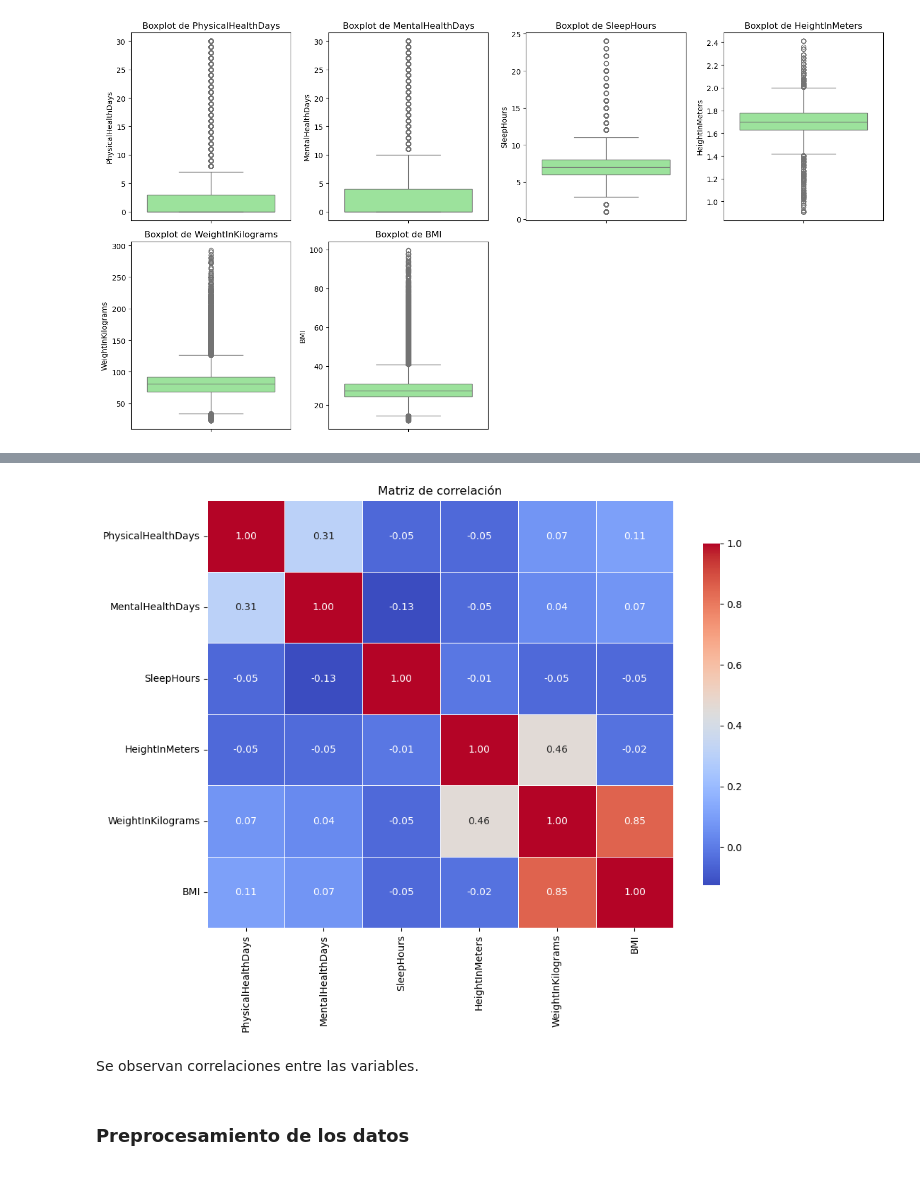
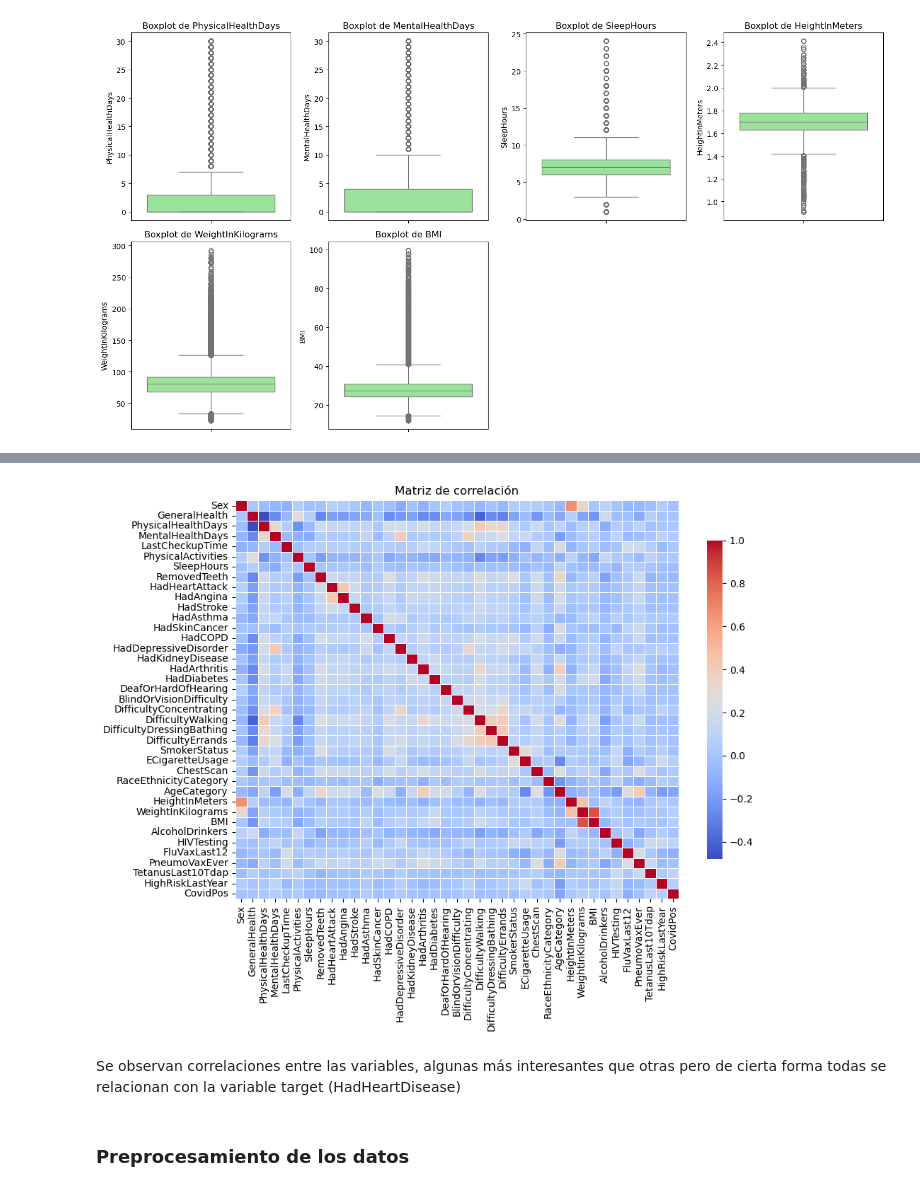
Before and after one commit to arasolfer/multiple_analysis, a Jupyter notebook: heart_disease/heart_disease_prediction.ipynb, the cells around one changed output, grey strips where cells are left out. Cells and saved outputs as stored; diff of their text form; code cells hidden in the pictures.

```diff
--- a/heart_disease/heart_disease_prediction.ipynb
+++ b/heart_disease/heart_disease_prediction.ipynb
@@ -579,0 +581,23 @@ Se visualizan bastantes outliers en todo el dataset.
+# %%
+# columnas binarias
+binary_columns = [
+    'HadHeartAttack', 'HadAngina', 'HadStroke', 'HadAsthma', 'HadSkinCancer',
+    'HadCOPD', 'HadDepressiveDisorder', 'HadKidneyDisease', 'HadArthritis',
+    'HadDiabetes', 'DeafOrHardOfHearing', 'BlindOrVisionDifficulty',
+    'DifficultyConcentrating', 'DifficultyWalking', 'DifficultyDressingBathing',
+    'DifficultyErrands', 'ChestScan', 'AlcoholDrinkers', 'HIVTesting',
+    'FluVaxLast12', 'PneumoVaxEver', 'HighRiskLastYear', 'CovidPos'
+]
+
+# mapear valores
+binary_mapping = {
+    'yes': 1,
+    'no': 0,
+    'no, pre-diabetes or borderline diabetes': 0, # no
+    'yes, but only during pregnancy (female)': 1,  # yes
+    'tested positive using home test without a health professional': 1  # yes
+}
+
+# transformar
+for col in binary_columns:
+    df[col] = df[col].map(binary_mapping)
@@ -579,0 +658,8 @@ Se visualizan bastantes outliers en todo el dataset.
+# %%
+# extraer las columnas tipo object
+object_columns = df.select_dtypes(include=['object'])
+
+# identificar sus valores unicos
+for column in object_columns:
+    unique_values = object_columns[column].unique()
+    print(f"Columna '{column}': {unique_values}")
@@ -580,22 +793,22 @@ Se visualizan bastantes outliers en todo el dataset.
 # %%
 # variables numéricas
 numerical_columns = df.select_dtypes(include=['int64','float64'])
 
 # matriz de correlación
 correlation_matrix = numerical_columns.corr()
 
 # mapa de calor
 plt.figure(figsize=(10, 8))
-sns.heatmap(correlation_matrix, annot=True, cmap='coolwarm', fmt=".2f", linewidths=0.5, linecolor='white', cbar_kws={"shrink": .8})
+sns.heatmap(correlation_matrix, annot=False, cmap='coolwarm', fmt=".2f", linewidths=0.5, linecolor='white', cbar_kws={"shrink": .8})
 plt.title('Matriz de correlación')
 
 # mostrar el grafico
 plt.tight_layout()
 plt.show()
 # %% [output]
-[figure, old version]
+[figure, new version]
-# %% [markdown]
-Se observan correlaciones entre las variables.
+# %% [markdown]
+Se observan correlaciones entre las variables, algunas más interesantes que otras pero de cierta forma todas se relacionan con la variable target (HadHeartDisease)
 # %% [markdown]
 ### **Preprocesamiento de los datos**
 # %% [markdown]
```
Also changed, not shown: parts of 57 cells of this notebook.
